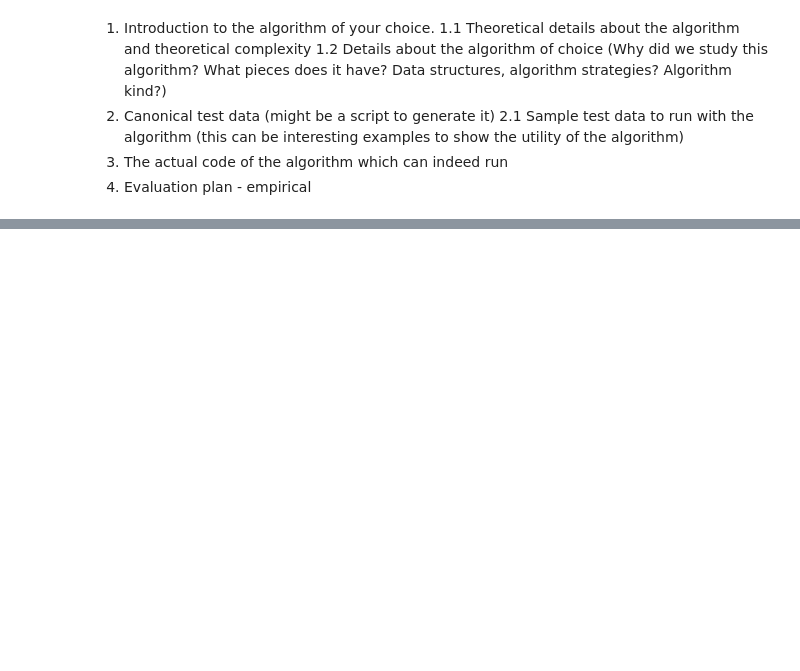
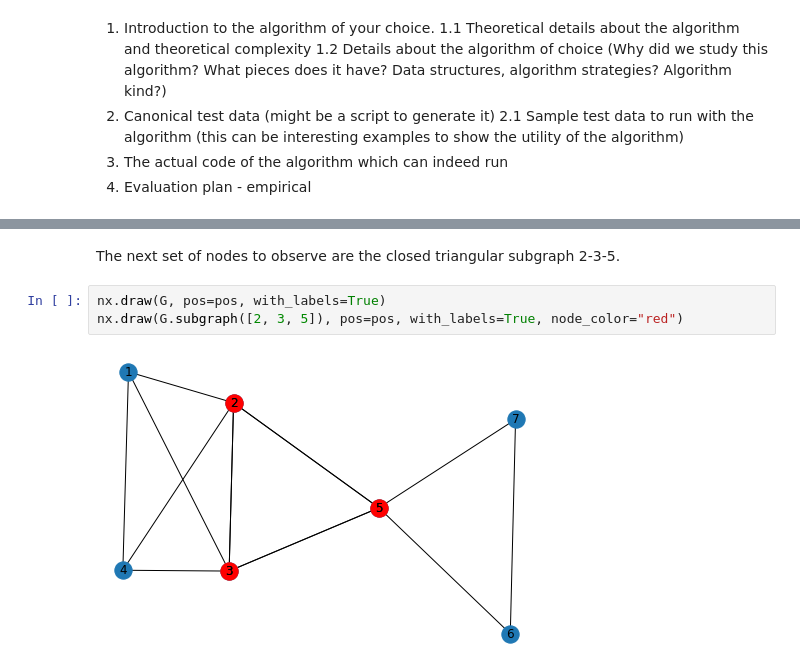
Before and after one commit to ribbas/grad_courses, a Jupyter notebook: 601.621_foundations_of_algorithms/proj/midpoint.ipynb, the cells around one changed output, grey strips where cells are left out. Drawn from its saved outputs; the diff is of its cells as text; blank space fills up the shorter version.

```diff
--- a/601.621_foundations_of_algorithms/proj/midpoint.ipynb
+++ b/601.621_foundations_of_algorithms/proj/midpoint.ipynb
@@ -169,0 +66,7 @@ test_algo(G1, bron_kerbosch_pivot2)
+# %% [markdown]
+The next set of nodes to observe are the closed triangular subgraph 2-3-5.
+# %%
+nx.draw(G, pos=pos, with_labels=True)
+nx.draw(G.subgraph([2, 3, 5]), pos=pos, with_labels=True, node_color="red")
+# %% [output]
+[figure, added]
```
Also changed, not shown: parts of 55 cells of this notebook, 1 other file.
